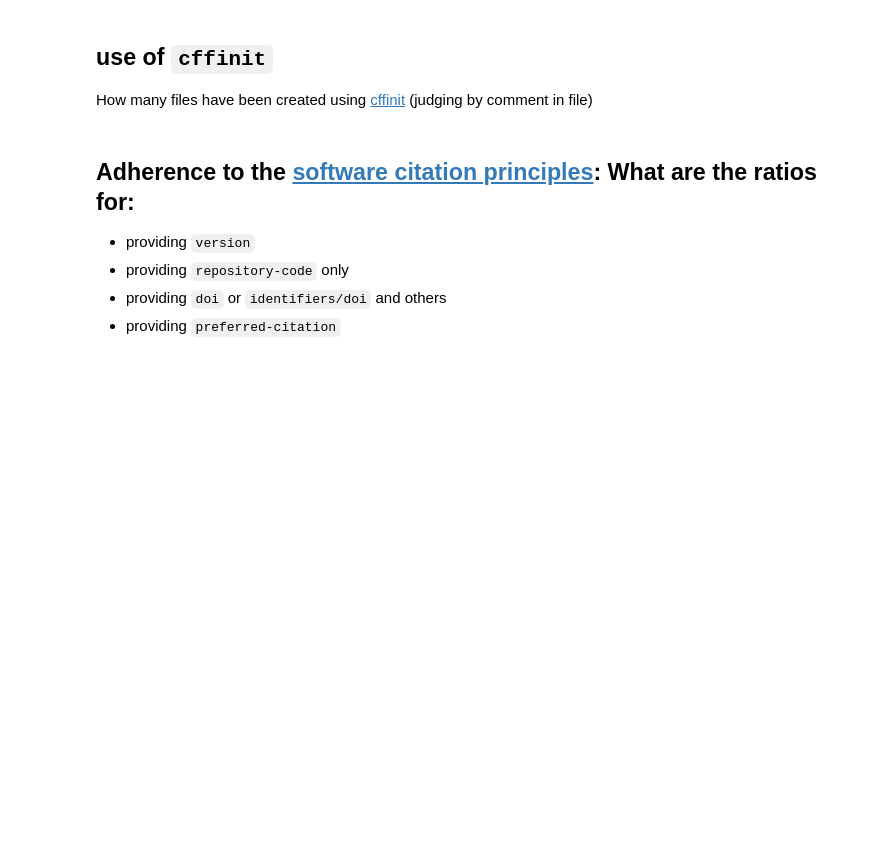
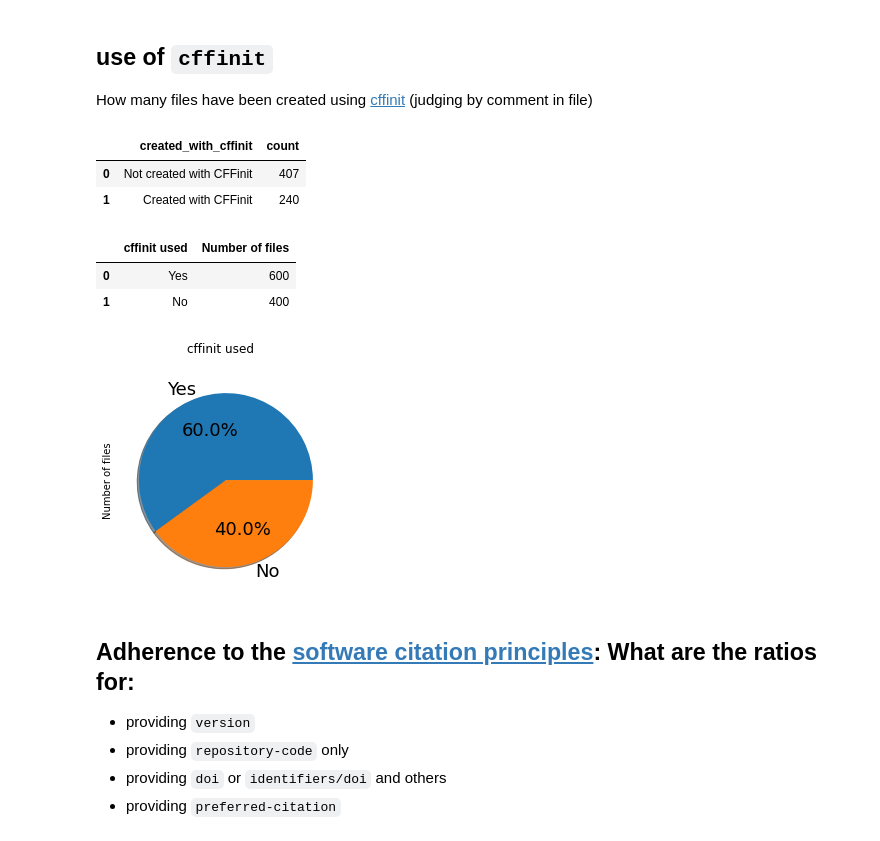
Before and after one commit to sdruskat/cff-in-the-wild, a Jupyter notebook: code/plot_cff_analysis/plot_summery.ipynb, the cells around one changed output. Saved outputs shown, nothing was run; the diff lists cells and outputs as text; code cells hidden in the pictures; blank space fills up the shorter version.

```diff
--- a/code/plot_cff_analysis/plot_summery.ipynb
+++ b/code/plot_cff_analysis/plot_summery.ipynb
@@ -46,18 +60,32 @@ plt.savefig(data_name.replace(" ","_")+'.png')
 
 How many files have been created using [cffinit](https://bit.ly/cffinit) (judging by comment in file)
 # %%
+data_file = "../../data/analysed/cffinit.csv"
+df2 = pd.read_csv(data_file)
+del df2["Unnamed: 0"]
+display(df2)
+df2.columns
+
 data_name = 'cffinit used'
 df = pd.DataFrame({data_name: ['Yes', 'No'],
                    'Number of files': [600, 400]})
 
 display(df)
 df.set_index(data_name, inplace=True)
 
 plot = df.plot.pie(subplots=True, title=data_name, legend=False, \
                    autopct='%1.1f%%',  \
                    shadow=True, startangle=0, textprops={'fontsize': fontsize})
 
 plt.savefig(data_name.replace(" ","_")+'.png')
+# %% [output]
+|  | created_with_cffinit | count |
+| 0 | Not created with CFFinit | 407 |
+| 1 | Created with CFFinit | 240 |
+|  | cffinit used | Number of files |
+| 0 | Yes | 600 |
+| 1 | No | 400 |
+[figure, added]
 # %% [markdown]
 ## Adherence to the [software citation principles](https://peerj.com/articles/cs-86/): What are the ratios for:
 - providing `version`
```
Also changed, not shown: parts of 8 cells of this notebook.
